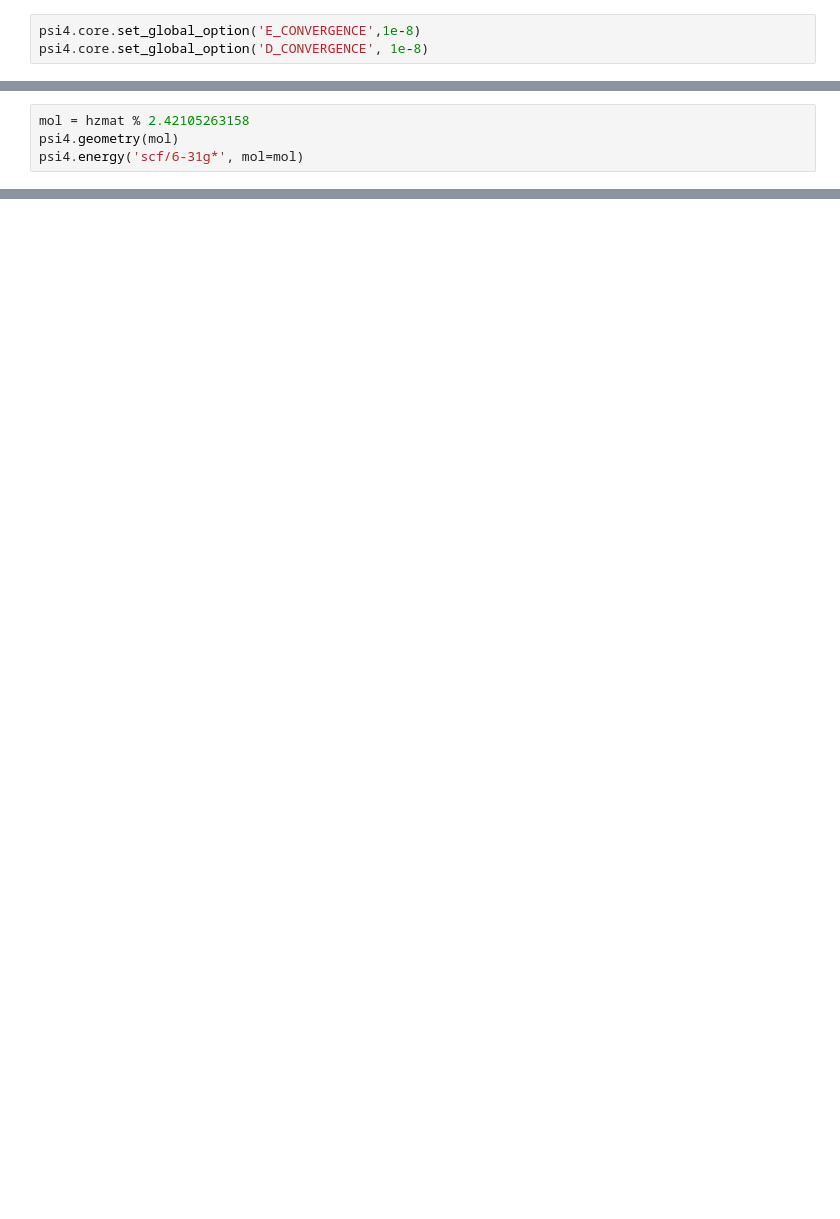
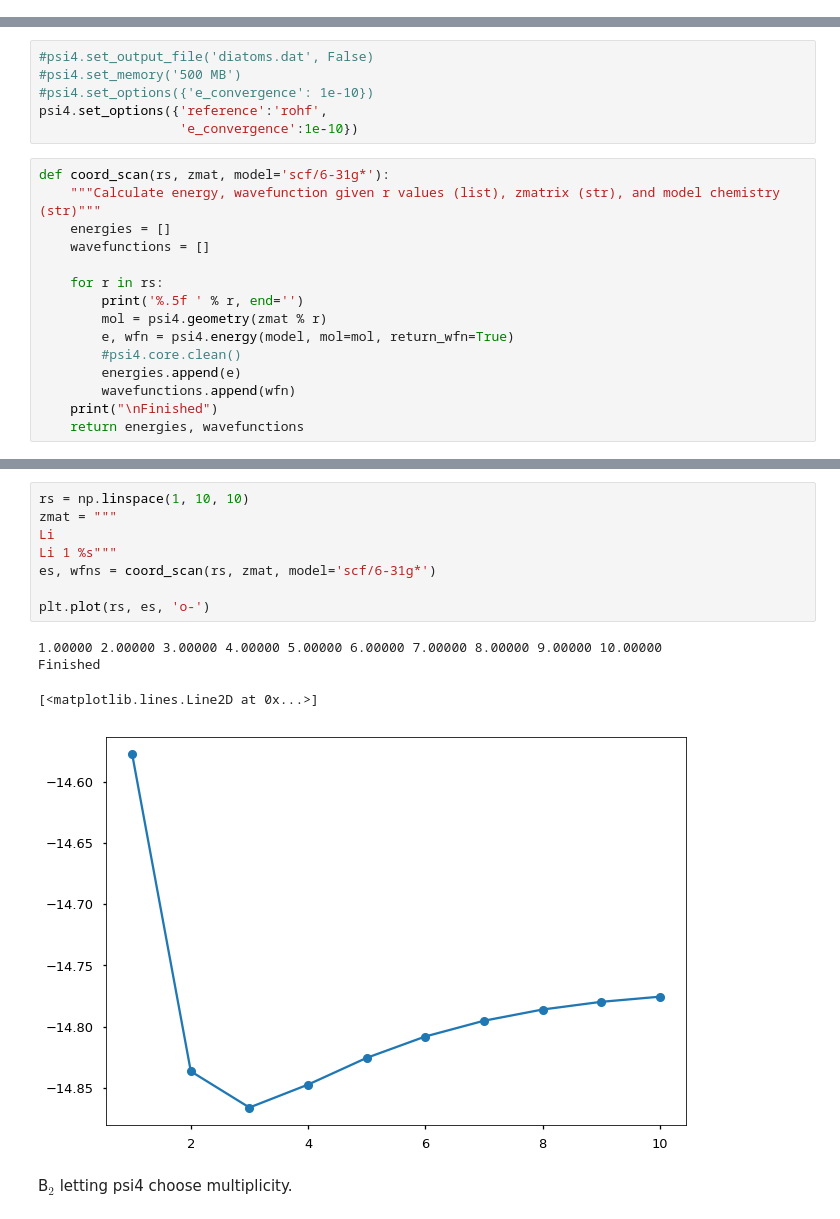
Before and after one commit to singletS/attic, a Jupyter notebook: valence-e-diatoms.ipynb, the cells around one changed output, grey strips where cells are left out. Drawn from its saved outputs; the diff is of its cells as text; blank space fills up the shorter version.

```diff
--- a/valence-e-diatoms.ipynb
+++ b/valence-e-diatoms.ipynb
@@ -170,3 +0,0 @@ psi4.energy('scf/6-31g*', mol=mol)
-# %%
-psi4.core.set_global_option('E_CONVERGENCE',1e-8)
-psi4.core.set_global_option('D_CONVERGENCE', 1e-8)
@@ -179,4 +0,0 @@ psi4.core.get_global_option("E_CONVERGENCE"), psi4.core.get_global_option("D_CON
-# %%
-mol = hzmat % 2.42105263158
-psi4.geometry(mol)
-psi4.energy('scf/6-31g*', mol=mol)
@@ -184,0 +13,21 @@ psi4.energy('scf/6-31g*', mol=mol)
+# %%
+#psi4.set_output_file('diatoms.dat', False)
+#psi4.set_memory('500 MB')
+#psi4.set_options({'e_convergence': 1e-10})
+psi4.set_options({'reference':'rohf',
+                  'e_convergence':1e-10})
+# %%
+def coord_scan(rs, zmat, model='scf/6-31g*'):
+    """Calculate energy, wavefunction given r values (list), zmatrix (str), and model chemistry (str)"""
+    energies = []
+    wavefunctions = []
+
+    for r in rs:
+        print('%.5f ' % r, end='')
+        mol = psi4.geometry(zmat % r)
+        e, wfn = psi4.energy(model, mol=mol, return_wfn=True)
+        #psi4.core.clean()
+        energies.append(e)
+        wavefunctions.append(wfn)
+    print("\nFinished")
+    return energies, wavefunctions
@@ -184,0 +49,15 @@ psi4.energy('scf/6-31g*', mol=mol)
+# %%
+rs = np.linspace(1, 10, 10)
+zmat = """
+Li
+Li 1 %s"""
+es, wfns = coord_scan(rs, zmat, model='scf/6-31g*')
+
+plt.plot(rs, es, 'o-')
+# %% [output]
+1.00000 2.00000 3.00000 4.00000 5.00000 6.00000 7.00000 8.00000 9.00000 10.00000
+Finished
+[<matplotlib.lines.Line2D at 0x...>]
+[figure, added]
+# %% [markdown]
+B$_2$ letting psi4 choose multiplicity.
```
Also changed, not shown: parts of 36 cells of this notebook.
